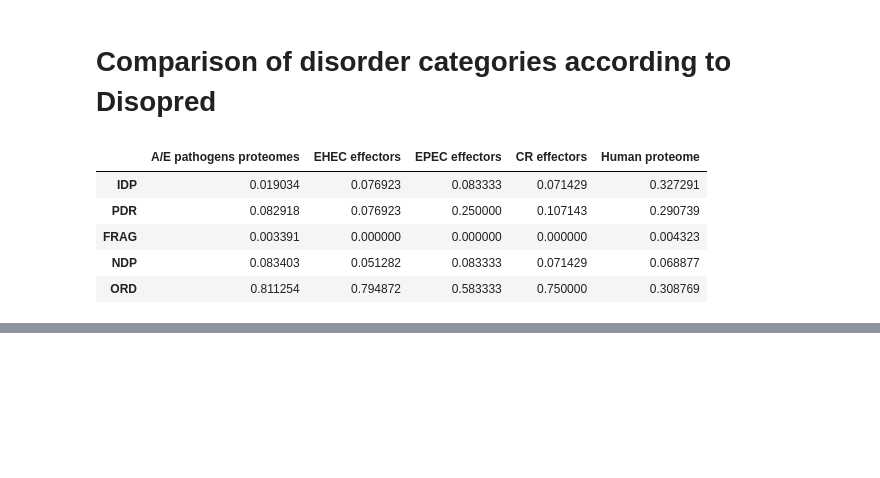
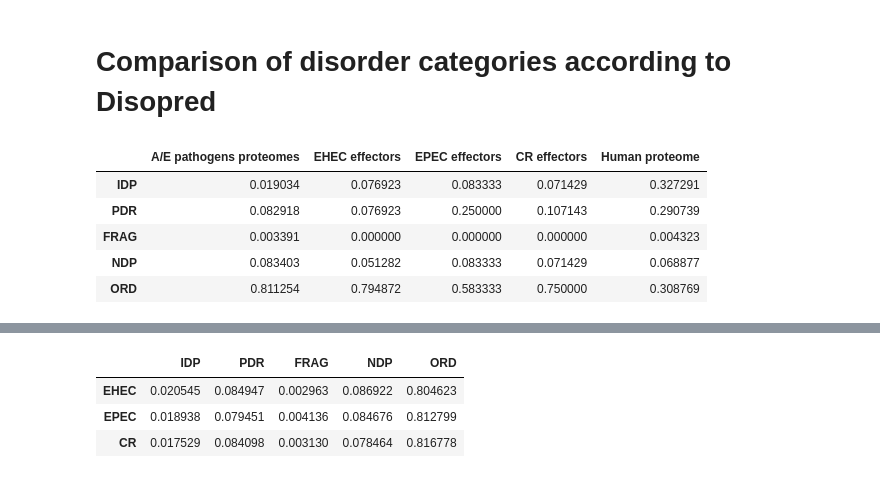
Before and after one commit to miguelarbesu/AE_pathogens, a Jupyter notebook: notebooks/disorder_categories_disopred_stacked-hbarplot.ipynb, the cells around one changed output, grey strips where cells are left out. Drawn from its saved outputs; the diff is of its cells as text; code cells hidden in the pictures; blank space fills up the shorter version.

```diff
--- a/notebooks/disorder_categories_disopred_stacked-hbarplot.ipynb
+++ b/notebooks/disorder_categories_disopred_stacked-hbarplot.ipynb
@@ -158,0 +257,8 @@ plt.savefig('../figures/stackedhbar_all-proteomes_vs_all-effectors_disopred.png'
+# %%
+proteomedf = pd.DataFrame.from_dict(proteomedict).T
+proteomedf
+# %% [output]
+|  | IDP | PDR | FRAG | NDP | ORD |
+| EHEC | 0.020545 | 0.084947 | 0.002963 | 0.086922 | 0.804623 |
+| EPEC | 0.018938 | 0.079451 | 0.004136 | 0.084676 | 0.812799 |
+| CR | 0.017529 | 0.084098 | 0.003130 | 0.078464 | 0.816778 |
```
Also changed, not shown: parts of 5 cells of this notebook.
